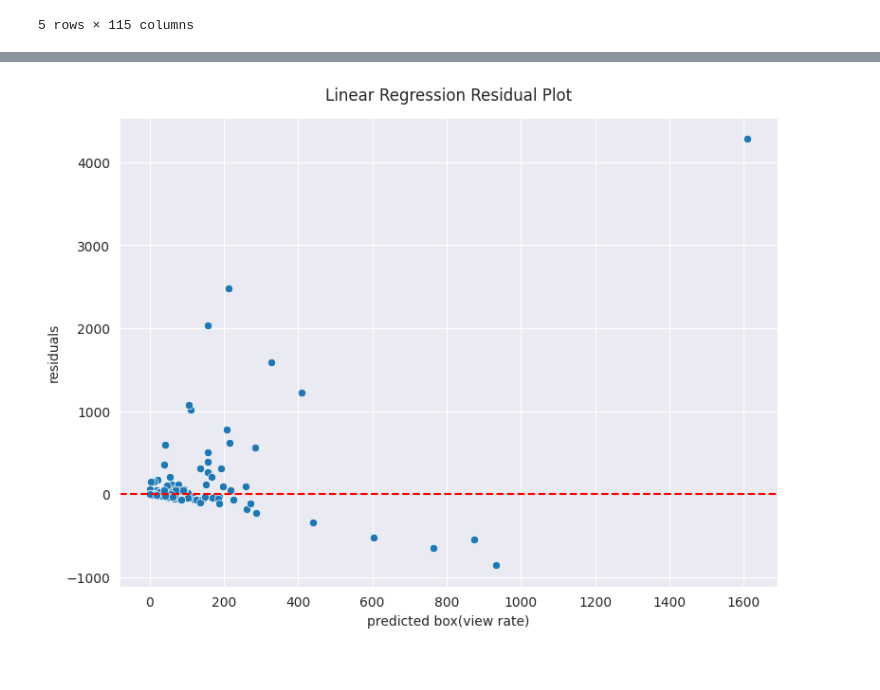
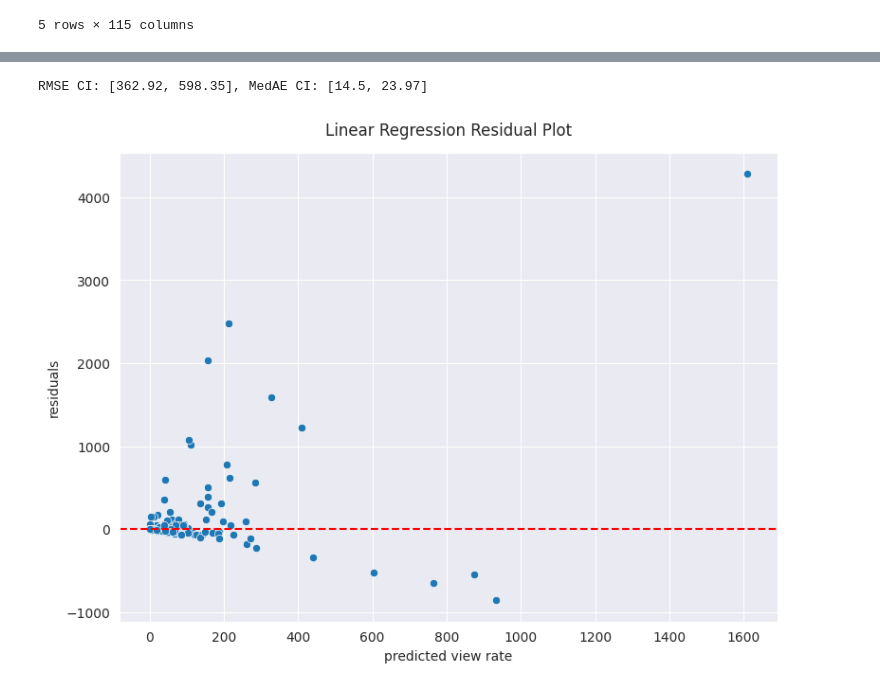
Before and after one commit to gh4rris/vegan_youtube, a Jupyter notebook: 03_modeling_linreg.ipynb, the cells around one changed output, grey strips where cells are left out. Saved outputs shown, nothing was run; the diff lists cells and outputs as text; code cells hidden in the pictures.

```diff
--- a/03_modeling_linreg.ipynb
+++ b/03_modeling_linreg.ipynb
@@ -65,7 +67,6 @@ X_train_scaled.head()
 # %%
 # find the optimal alpha value using lasso for feature selection to fit linear regression using r2 and rmse metrics
 alpha = [0.001, 0.01, 0.1, 0.2, 0.3]
-r2 = []
 box_rmse = []
 original_rmse = []
 medae = []
@@ -79,11 +80,10 @@ for a in alpha:
     linreg.fit(X_train, y_train)
     y_pred = linreg.predict(X_test)
     y_pred_original = inv_boxcox(y_pred, fitted_lambda)
-    r2.append(round(linreg.score(X_test, y_test), 2))
     box_rmse.append(round(root_mean_squared_error(y_test, y_pred), 2))
     original_rmse.append(round(root_mean_squared_error(y_test_original, y_pred_original), 2))
     medae.append(round(median_absolute_error(y_test_original, y_pred_original), 2))
 
-alpha_scores = pd.DataFrame({"alpha": alpha, "r2": r2, "box_rmse": box_rmse, "original_rmse": original_rmse, "medae": medae})
+alpha_scores = pd.DataFrame({"alpha": alpha, "box_rmse": box_rmse, "original_rmse": original_rmse, "medae": medae})
 alpha_scores
 # %% [output]
@@ -96,6 +96,6 @@ alpha_scores
 # %%
 # use optimal alpha value for lasso
-lasso = Lasso(alpha=alpha_scores["alpha"][alpha_scores["r2"] == alpha_scores["r2"].max()].iloc[0], max_iter=6000)
+lasso = Lasso(alpha=alpha_scores["alpha"][alpha_scores["original_rmse"] == alpha_scores["original_rmse"].min()].iloc[0], max_iter=6000)
 lasso.fit(X_train_scaled, y_train)
 X_train_lasso = X_train_scaled.iloc[:, lasso.coef_ > 0]
 X_test_lasso = X_test_scaled.iloc[:, lasso.coef_ > 0]
@@ -147,13 +122,0 @@ dtype: float64
-# %%
-# visualize top feature coefficients
-sns.set_style("darkgrid")
-plt.subplots(figsize=(10, 6))
-sns.barplot(x=top_coef.values, y=top_coef.index, palette="crest", hue=top_coef.index, legend=False, orient="h")
-plt.axvline(0, color="black")
-plt.title("Linear Regression Top Features Associated with View Rate", y=1.02)
-plt.ylabel("features")
-plt.xlabel("cofficient value")
-plt.tight_layout()
-
-# save png
-plt.savefig("images/linreg_top_features.png", dpi=300)
@@ -162,15 +123,36 @@ plt.savefig("images/linreg_top_features.png", dpi=300)
+# %%
+# calculate 95% confidence intervals
+rmse_scores = []
+medae_scores = []
+for i in range(1000):
+    X_resampled, y_resampled = resample(X_test_lasso, y_test, n_samples=len(X_train), replace=True, random_state=i)
+    y_resampled_pred = linreg.predict(X_resampled)
+    y_resampled_original = inv_boxcox(y_resampled, fitted_lambda)
+    y_resampled_pred_original = inv_boxcox(y_resampled_pred, fitted_lambda)
+    rmse = root_mean_squared_error(y_resampled_original, y_resampled_pred_original)
+    medae = median_absolute_error(y_resampled_original, y_resampled_pred_original)
+    rmse_scores.append(rmse)
+    medae_scores.append(medae)
+
+rmse_lower = np.percentile(rmse_scores, 2.5)
+rmse_upper = np.percentile(rmse_scores, 97.5)
+medae_lower = np.percentile(medae_scores, 2.5)
+medae_upper = np.percentile(medae_scores, 97.5)
+print(f"RMSE CI: [{round(rmse_lower, 2)}, {round(rmse_upper, 2)}], MedAE CI: [{round(medae_lower, 2)}, {round(medae_upper, 2)}]")
+# %% [output]
+RMSE CI: [362.92, 598.35], MedAE CI: [14.5, 23.97]
 # %%
 # visualize residuals to look for patterns
 residuals = y_test_original - y_pred_original
 plt.subplots(figsize=(8, 6))
 sns.scatterplot(x=y_pred_original, y=residuals)
 plt.axhline(0, color="red", linestyle="--")
-plt.xlabel("predicted box(view rate)")
+plt.xlabel("predicted view rate")
 plt.ylabel("residuals")
 plt.title("Linear Regression Residual Plot", y=1.02)
 plt.tight_layout()
 
 # save png
-# plt.savefig("images/linreg_residual_plot")
+plt.savefig("images/linreg_residual_plot")
 # %% [output]
-[figure, old version]
+[figure, new version]
```
Also changed, not shown: parts of 12 cells of this notebook, 30 other files.
